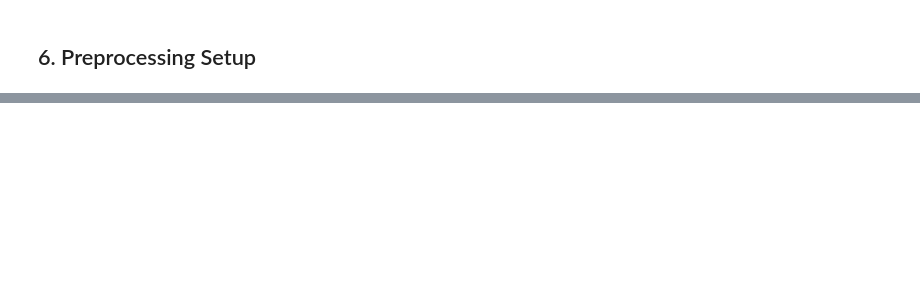
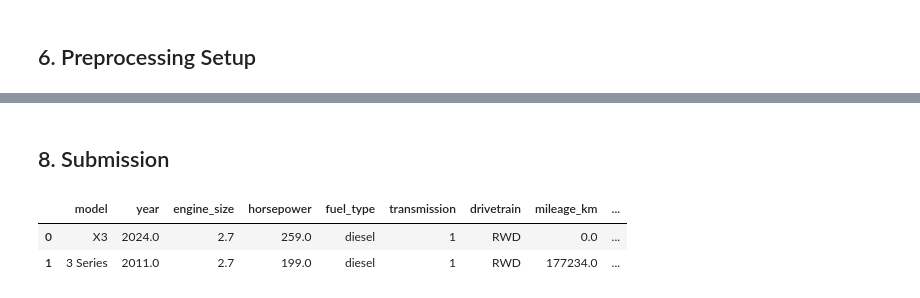
Before and after one commit to Indraadhikari/DAT200-Machine-Learning, a Jupyter notebook: CA5/CA5_Group_11.ipynb, the cells around one changed output, grey strips where cells are left out. Drawn from its saved outputs; the diff is of its cells as text; code cells hidden in the pictures; blank space fills up the shorter version.

Commit message:
Worked on best model.

```diff
--- a/CA5/CA5_Group_11.ipynb
+++ b/CA5/CA5_Group_11.ipynb
@@ -492,6 +429,3 @@ Feature ranking (descending importance):
-# %%
-df_clean = df_clean.drop(columns=['transmission', 'seats', 'accident_history','doors', 'service_history'])
-df_clean_test = df_clean_test.drop(columns=['transmission', 'seats', 'accident_history','doors', 'service_history'])
 # %% [markdown]
 ## 6. Preprocessing Setup
 # %%
@@ -1042,0 +704,8 @@ submission.to_csv('submission.csv', index=False)
+# %% [markdown]
+## 8. Submission
+# %%
+df_clean_test.head(2)
+# %% [output]
+|  | model | year | engine_size | horsepower | fuel_type | transmission | drivetrain | mileage_km | ... |
+| 0 | X3 | 2024.0 | 2.7 | 259.0 | diesel | 1 | RWD | 0.0 | ... |
+| 1 | 3 Series | 2011.0 | 2.7 | 199.0 | diesel | 1 | RWD | 177234.0 | ... |
```
Also changed, not shown: parts of 40 cells of this notebook.
